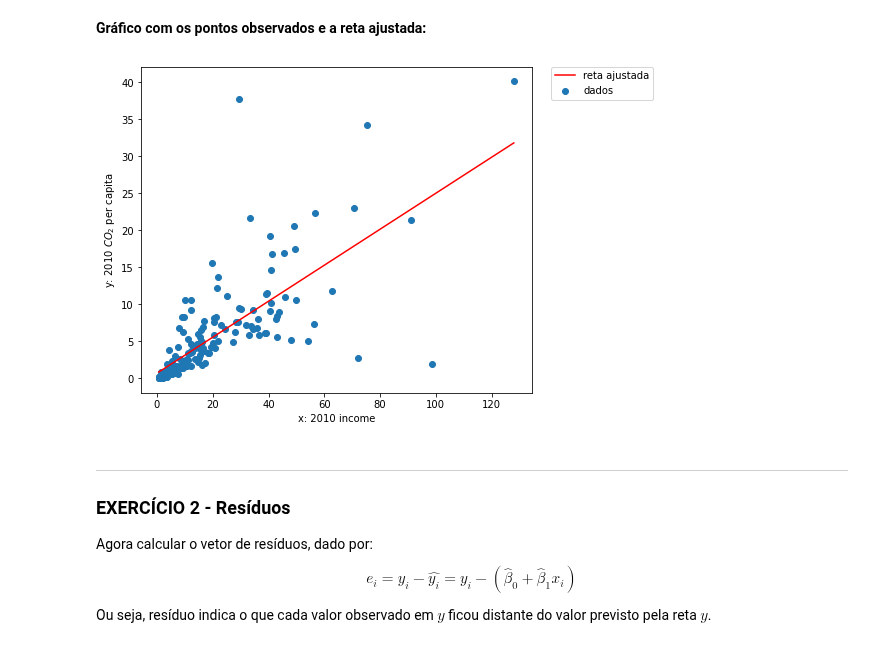
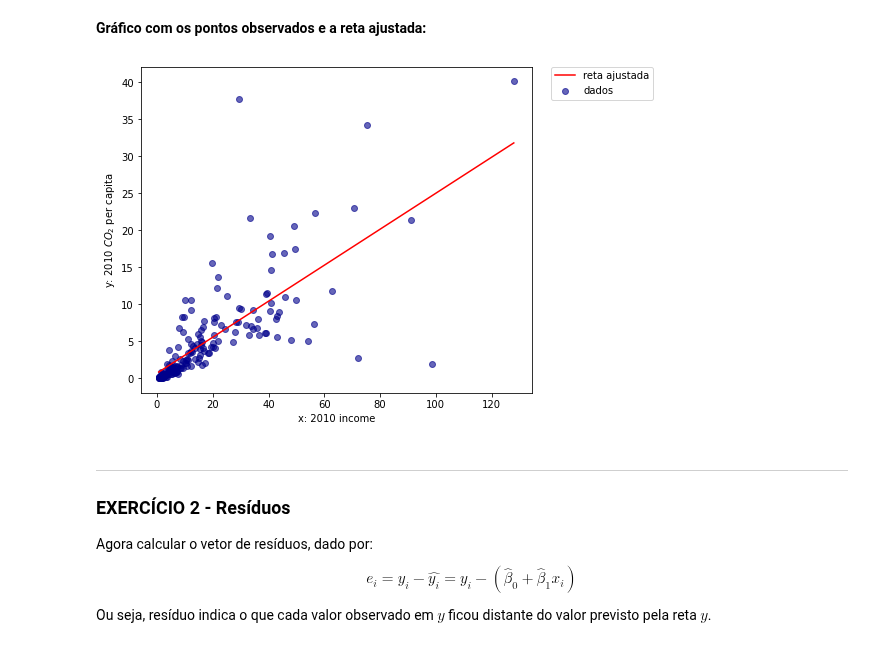
Before and after one commit to pedroivoal/Semestre-2, a Jupyter notebook: Cdados/aula25/Aula25_Atividade_RegressaoSimples.ipynb, the cells around one changed output. Saved outputs shown, nothing was run; the diff lists cells and outputs as text; code cells hidden in the pictures.

```diff
--- a/Cdados/aula25/Aula25_Atividade_RegressaoSimples.ipynb
+++ b/Cdados/aula25/Aula25_Atividade_RegressaoSimples.ipynb
@@ -184,18 +184,20 @@ ___
 
 Calcule os valores de $\bar{x}$ e $\bar{y}$. Calcule também $S_{XX}$ e $S_{XY}$, em seguida calcule o $\hat{\beta}_1$ e o $\hat{\beta}_0$. Armazene os resultados de $\hat{\beta}_1$ e $\hat{\beta}_0$ nas variáveis `b1` e `b0`, respectivamente.
 # %%
-med_x = df['2010_income'].mean()
 x_dados = df['2010_income']
-med_y = df['2010_co2'].mean()
 y_dados = df['2010_co2']
 
+med_x = x_dados.mean()
+med_y = y_dados.mean()
 
-Sxy = 0
-Sxx = 0
+Sxy = sum((x_dados - med_x)*(y_dados - med_y))
+Sxx = sum((x_dados - med_x)**2)
 
-for i in range(0, len(df['2010_income'])):
-    Sxy += (df['2010_income'][i]-med_x)*(df['2010_co2'][i]-med_y)
-    Sxx += (df['2010_income'][i]-med_x)**2
+# Sxy = 0
+# Sxx = 0
+# for i in range(0, len(df['2010_income'])):
+#     Sxy += (df['2010_income'][i]-med_x)*(df['2010_co2'][i]-med_y)
+#     Sxx += (df['2010_income'][i]-med_x)**2
 
 β1 = Sxy/Sxx
 print(β1)
@@ -205,3 +207,9 @@ print(β0)
 # %% [output]
 0.24326849086184096
 0.6557309117836834
+# %%
+β1 = x_dados.cov(y_dados)/x_dados.var()
+print(β1)
+
+β0 = med_y-β1*med_x
+print(β0)
@@ -225,14 +236,14 @@ y_vec = β0 + β1*x_vec
 # %%
 # É necessário ter os objetos x_vec e y_vec calculados:
 plt.figure(figsize=(7,6))
 plt.plot(x_vec,y_vec, color="r") # resultados da regressão
-plt.scatter(x_dados, y_dados); # dados
+plt.scatter(x_dados, y_dados, color='darkblue', alpha=0.6); # dados
 plt.xlabel("x: 2010 income")
 plt.ylabel("y: 2010 $CO_2$ per capita")
 plt.legend(('reta ajustada','dados'), bbox_to_anchor=(1.05, 1), borderaxespad=0.)
 plt.show()
 # %% [output]
-[figure, old version]
+[figure, new version]
 # %% [markdown]
 ___
 
```
Also changed, not shown: parts of 5 cells of this notebook, 2 other files.
